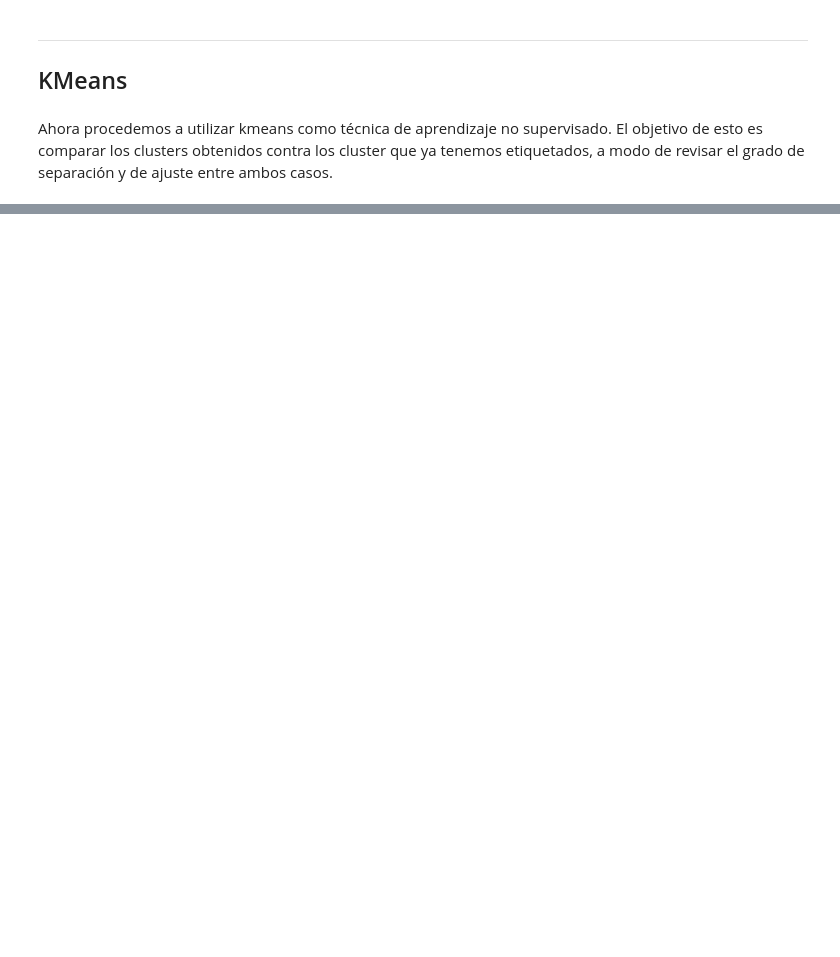
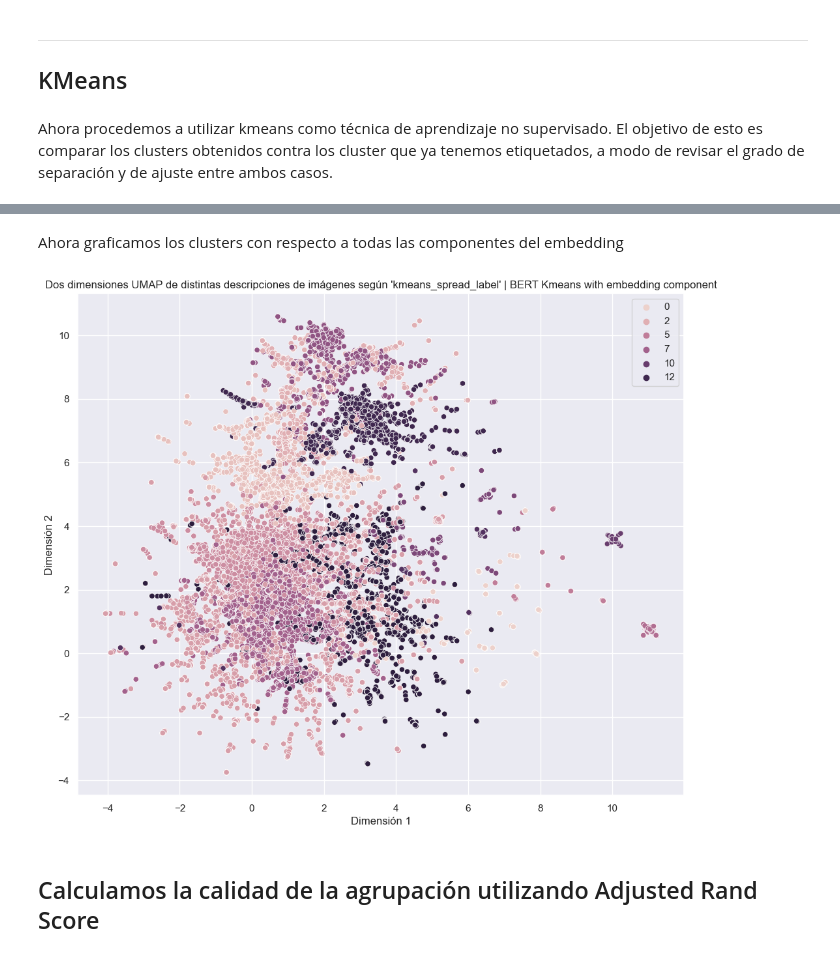
Before and after one commit to lldavico/fondecyt-larco-culture-images, a Jupyter notebook: code/plotting/kmeans.ipynb, the cells around one changed output, grey strips where cells are left out. Drawn from its saved outputs; the diff is of its cells as text; code cells hidden in the pictures; blank space fills up the shorter version.

```diff
--- a/code/plotting/kmeans.ipynb
+++ b/code/plotting/kmeans.ipynb
@@ -187,0 +322,12 @@ Ahora procedemos a utilizar kmeans como técnica de aprendizaje no supervisado.
+# %% [markdown]
+Ahora graficamos los clusters con respecto a todas las componentes del embedding
+# %%
+plot_embeddings_2d(df=df_umap,
+                   attribute='kmeans_spread_label',
+                   model_name='BERT Kmeans with embedding component',
+                   #path_to_save='../../data/images/bert_embeddings/bert_clusters_kmeans_2d_umap.png',
+)
+# %% [output]
+[figure, added]
+# %% [markdown]
+## Calculamos la calidad de la agrupación utilizando Adjusted Rand Score
```
Also changed, not shown: parts of 17 cells of this notebook.
